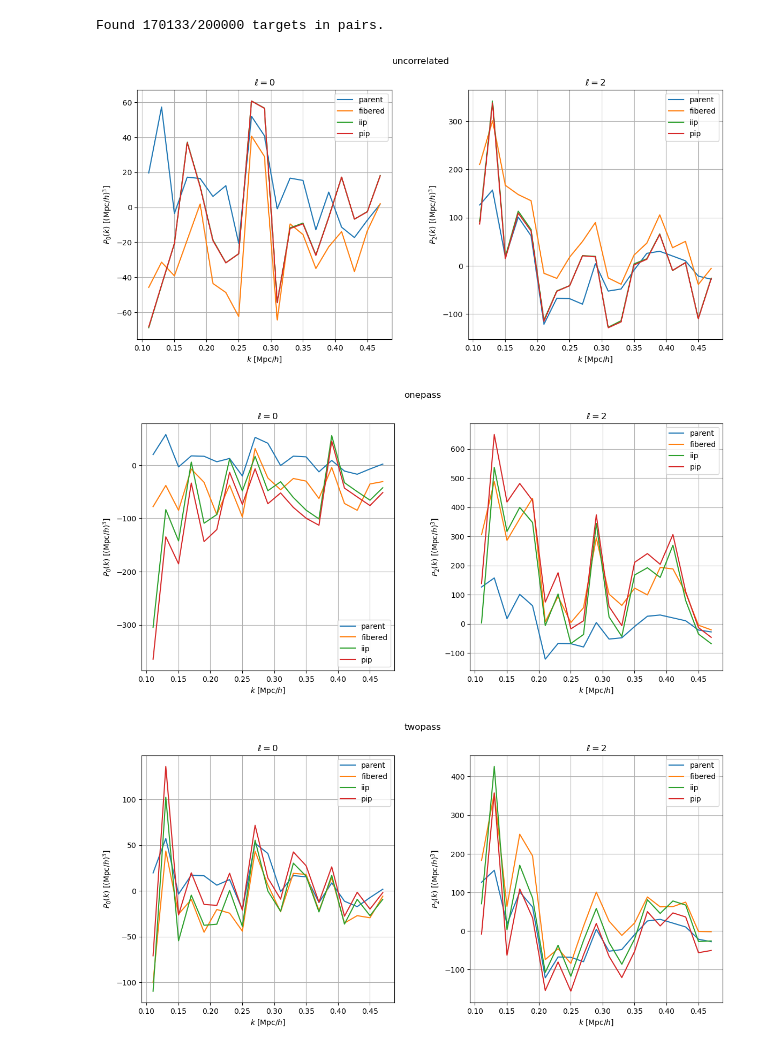
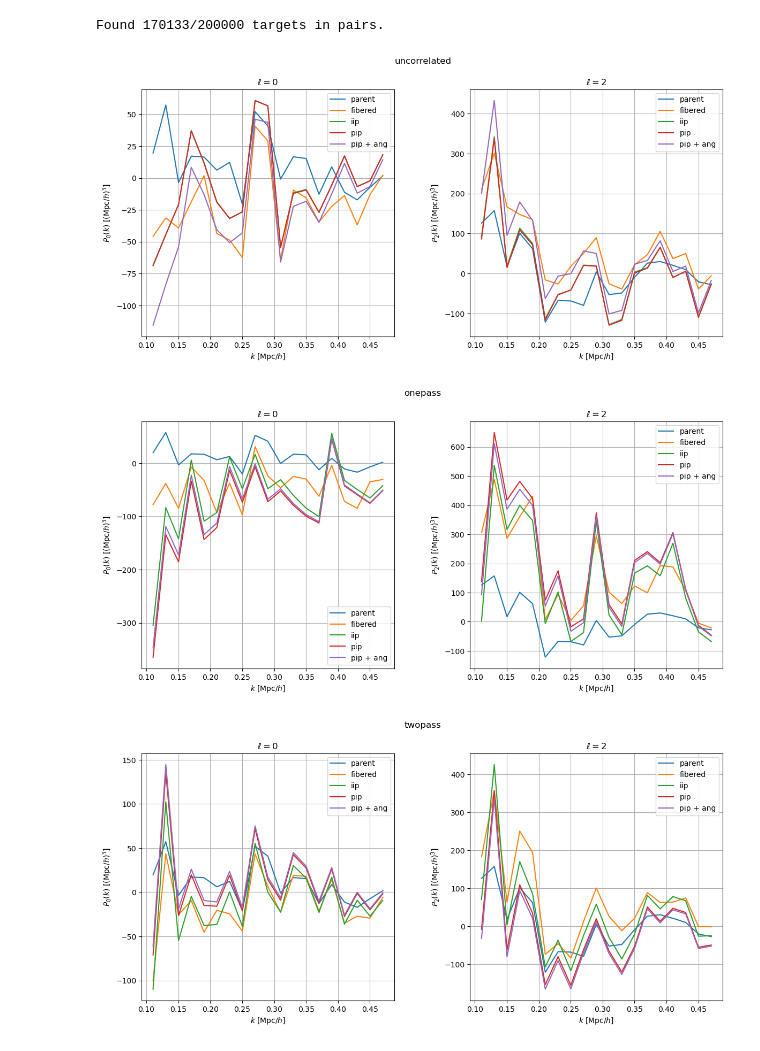
Before and after one commit to cosmodesi/pypower, a Jupyter notebook: nb/pip_examples.ipynb, the cells around one changed output. Cells and saved outputs as stored; diff of their text form; code cells hidden in the pictures.

Commit message:
angular upweights

```diff
--- a/nb/pip_examples.ipynb
+++ b/nb/pip_examples.ipynb
@@ -161,21 +163,22 @@ for name, case in cases.items():
     case.update(positions=positions, weights=weights, bitwise_weights=bitwise_weights)
 # %%
 # Routine to run power spectrum estimations with different weighting schemes
-def run_case(case, edges, ells=(0, 2, 4), boxsize=1000., nmesh=256, resampler='tsc', interlacing=2, direct_limits=(0., 0.3)):
+def run_case(case, edges, ells=(0, 2, 4), boxsize=1000., nmesh=200, resampler='tsc', interlacing=2, direct_limits=(0., 0.3), nthreads=4):
     positions = case['positions']
     weights = case['weights']
     bitwise_weights = case['bitwise_weights']
+
     # Parent sample
     result_parent = CatalogFFTPower(data_positions1=parent_positions, data_weights1=parent_weights,
                                     randoms_positions1=randoms_positions, randoms_weights1=randoms_weights,
                                     boxsize=boxsize, nmesh=nmesh, resampler=resampler, interlacing=interlacing,
-                                    edges=edges, ells=ells, direct_limits=direct_limits, position_type='xyz').poles
+                                    edges=edges, ells=ells, direct_limits=direct_limits, position_type='xyz', mpiroot=0).poles
 
     # No weights
     result_fibered = CatalogFFTPower(data_positions1=positions, data_weights1=weights,
                                     randoms_positions1=randoms_positions, randoms_weights1=randoms_weights,
                                     boxsize=boxsize, nmesh=nmesh, resampler=resampler, interlacing=interlacing,
-                                    edges=edges, ells=ells, direct_limits=direct_limits, position_type='xyz').poles
+                                    edges=edges, ells=ells, direct_limits=direct_limits, position_type='xyz', mpiroot=0).poles
 
 
     # With iip weights (nrealizations already includes current realization)
@@ -183,40 +186,65 @@ def run_case(case, edges, ells=(0, 2, 4), boxsize=1000., nmesh=256, resampler='t
     result_iip = CatalogFFTPower(data_positions1=positions, data_weights1=wiip*weights[0],
                                  randoms_positions1=randoms_positions, randoms_weights1=randoms_weights,
                                  boxsize=boxsize, nmesh=nmesh, resampler=resampler, interlacing=interlacing,
-                                 edges=edges, ells=ells, direct_limits=direct_limits, position_type='xyz').poles
+                                 edges=edges, ells=ells, direct_limits=direct_limits, position_type='xyz', mpiroot=0).poles
 
     # With pip weights
     result_pip = CatalogFFTPower(data_positions1=positions, data_weights1=bitwise_weights + weights,
                                  randoms_positions1=randoms_positions, randoms_weights1=randoms_weights,
                                  boxsize=boxsize, nmesh=nmesh, resampler=resampler, interlacing=interlacing,
-                                 edges=edges, ells=ells, direct_limits=direct_limits, position_type='xyz').poles
-    return result_parent, result_fibered, result_iip, result_pip
+                                 edges=edges, ells=ells, direct_limits=direct_limits, position_type='xyz', mpiroot=0).poles
+
+    # With pip + angular weights
+    # We provide the parent sample as randoms, and switch to "weight" estimator
+    # First D1_parentD2_parent/D1D2_PIP
+    wangedges = np.logspace(-3, 0., 31)
+    wangD1D2 = TwoPointCorrelationFunction('theta', wangedges, data_positions1=positions, data_weights1=bitwise_weights + weights,
+                                           randoms_positions1=parent_positions, randoms_weights1=parent_weights,
+                                           estimator='weight', engine='corrfunc', position_type='xyz', output_sepavg=False, nthreads=nthreads)
+
+    # First D1_parentR2/D1R2_IIP
+    # Note that input bitwise weights are automatically turned into IIP when other weight is float
+    wangD1R2 = TwoPointCorrelationFunction('theta', wangedges, data_positions1=positions, data_weights1=bitwise_weights + weights,
+                                           data_positions2=randoms_positions, data_weights2=randoms_weights,
+                                           randoms_positions1=parent_positions, randoms_weights1=parent_weights,
+                                           randoms_positions2=randoms_positions, randoms_weights2=randoms_weights,
+                                           estimator='weight', engine='corrfunc', position_type='xyz', output_sepavg=False, nthreads=nthreads)
+
+    # PIP weights + angular upweights D1D2_twopoint_weights and D1R2_twopoint_weights
+    result_pipang = CatalogFFTPower(data_positions1=positions, data_weights1=bitwise_weights + weights,
+                                    randoms_positions1=randoms_positions, randoms_weights1=randoms_weights,
+                                    D1D2_twopoint_weights=wangD1D2, D1R2_twopoint_weights=wangD1R2,
+                                    boxsize=boxsize, nmesh=nmesh, resampler=resampler, interlacing=interlacing,
+                                    edges=edges, ells=ells, direct_limits=direct_limits, position_type='xyz', mpiroot=0).poles
+
+    return result_parent, result_fibered, result_iip, result_pip, result_pipang
 # %%
 ells = (0, 2)
 edges = np.arange(0.1, 0.5, 0.02)
 
 # Deactivate logging as it is a bit wordy
 setup_logging('warning')
 for name in cases:
 
-    result_parent, result_fibered, result_iip, result_pip = run_case(cases[name], edges, ells=ells)
+    result_parent, result_fibered, result_iip, result_pip, result_pipang = run_case(cases[name], edges, ells=ells)
     fig, lax = plt.subplots(ncols=len(result_parent.ells), nrows=1, sharex=False, sharey=False, figsize=(14, 6))
     fig.suptitle(name)
     fig.subplots_adjust(hspace=0.4, wspace=0.3)
     lax = lax.flatten()
     for ax, ell in zip(lax, result_parent.ells):
         ax.set_title(r'$\ell = {}$'.format(ell))
         ax.plot(result_parent.k, result_parent(ell=ell).real, label='parent')
         ax.plot(result_fibered.k, result_fibered(ell=ell).real, label='fibered')
         ax.plot(result_iip.k, result_iip(ell=ell).real, label='iip')
         ax.plot(result_pip.k, result_pip(ell=ell).real, label='pip')
+        ax.plot(result_pipang.k, result_pipang(ell=ell).real, label='pip + ang')
         ax.set_xlabel('$k$ [$\mathrm{Mpc}/h$]')
         ax.set_ylabel(r'$P_{:d}(k)$ [$(\mathrm{{Mpc}}/h)^{{3}}$]'.format(ell))
         ax.grid(True)
         ax.legend()
 
 plt.show()
 # %% [output]
-[figure, old version]
+[figure, new version]
-[figure, old version]
+[figure, new version]
-[figure, old version]
+[figure, new version]
```
Also changed, not shown: parts of 5 cells of this notebook, 5 other files.
